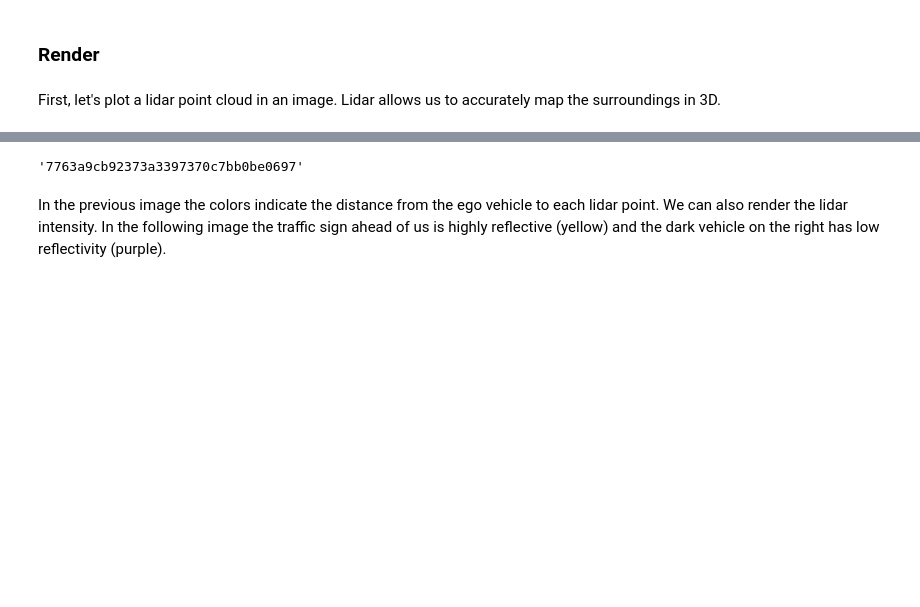
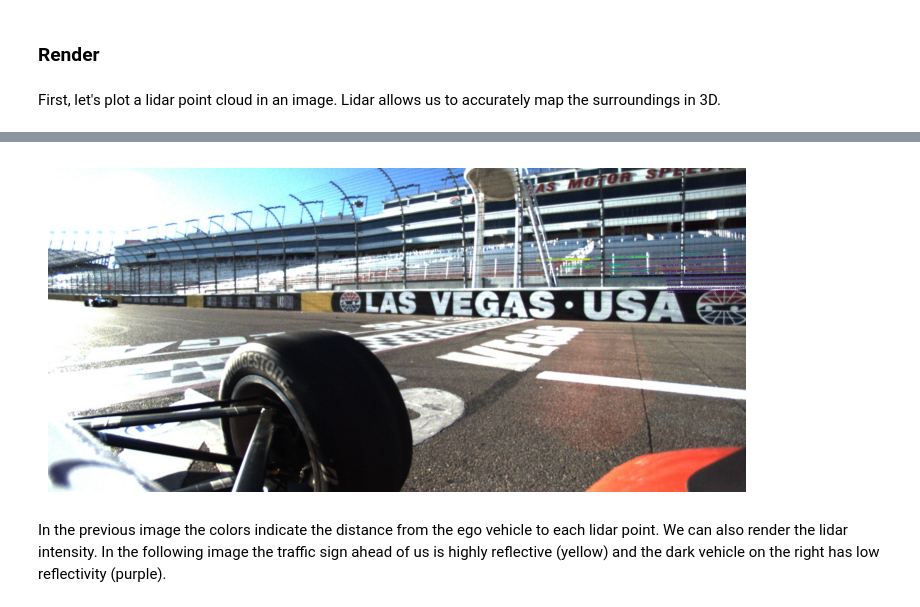
Before and after one commit to linklab-uva/rosbag2nuscenes, a Jupyter notebook: nuscenes_tutorial.ipynb, the cells around one changed output, grey strips where cells are left out. Drawn from its saved outputs; the diff is of its cells as text; code cells hidden in the pictures; blank space fills up the shorter version.

```diff
--- a/nuscenes_tutorial.ipynb
+++ b/nuscenes_tutorial.ipynb
@@ -487,11 +490,11 @@ Lidar: {'calibrated_sensor_token': '62d7183a5d5789e4b2d6b441e2411dc7', 'ego_pose
 # %%
 # from nuscenes.nuscenes import NuScenes
 
 # nusc = NuScenes(version='v1.0-mini', dataroot='./build', verbose=True)
-my_sample = nusc.sample[0]#252
+my_sample = nusc.sample[252]#252
 nusc.render_pointcloud_in_image(my_sample['token'], pointsensor_channel='LIDAR_RIGHT', camera_channel='CAMERA_FRONT_RIGHT', dot_size=0.1)
 # %% [output]
-'7763a9cb92373a3397370c7bb0be0697'
+[figure, added]
 # %% [markdown]
 In the previous image the colors indicate the distance from the ego vehicle to each lidar point. We can also render the lidar intensity. In the following image the traffic sign ahead of us is highly reflective (yellow) and the dark vehicle on the right has low reflectivity (purple).
 # %%
```
Also changed, not shown: parts of 1 cell of this notebook, 2 other files.
